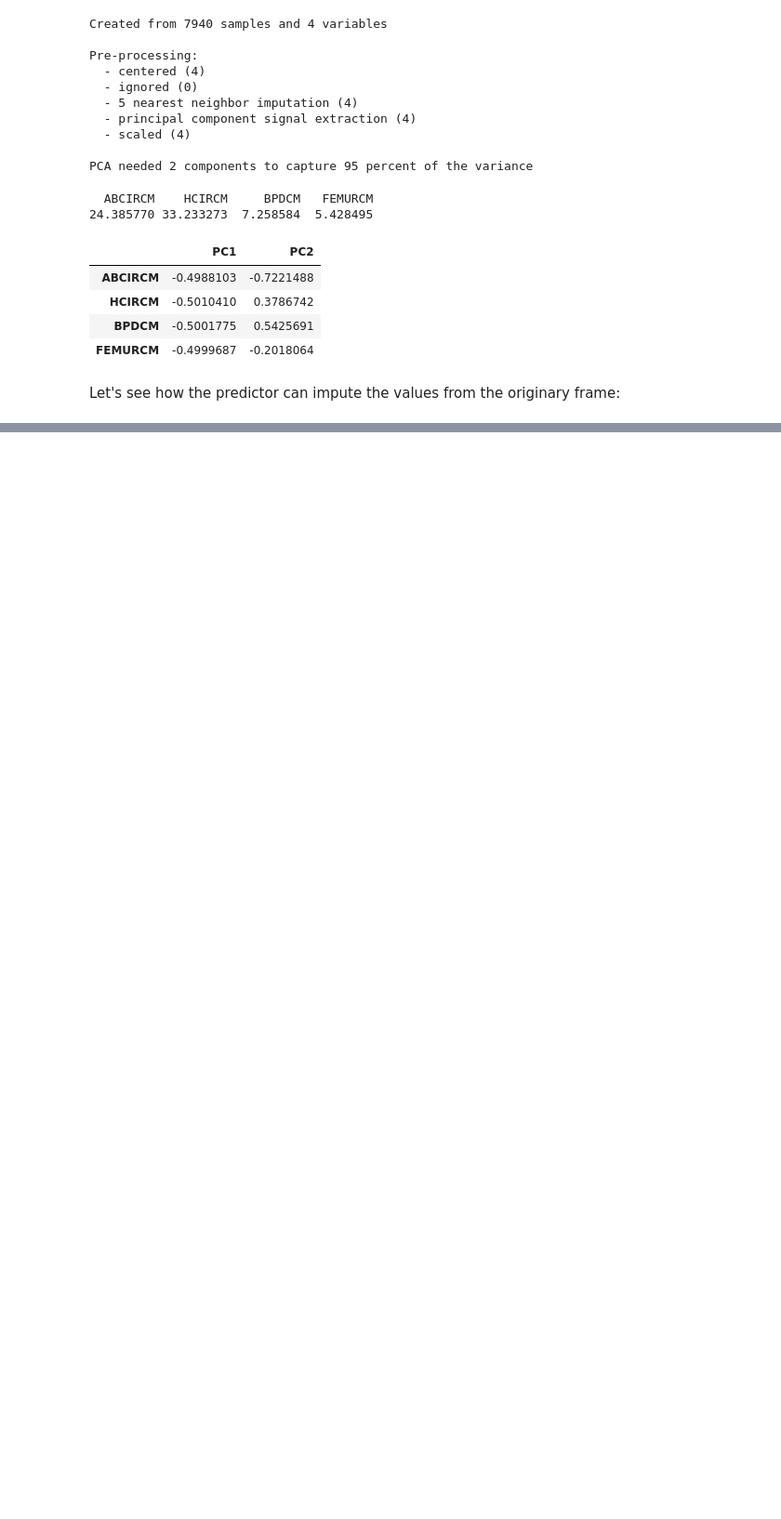
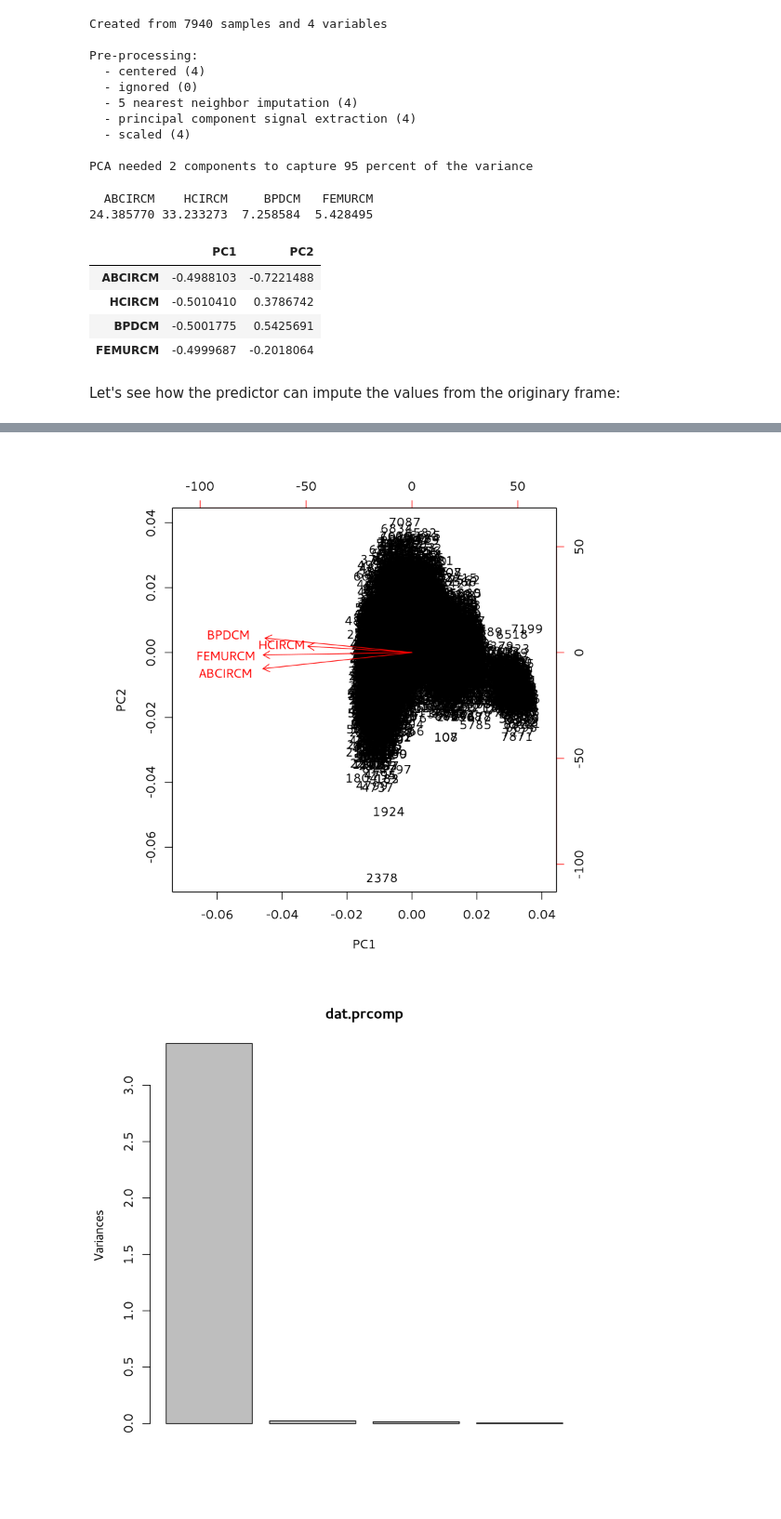
Before and after one commit to dalloliogm/hacking_global_health_london_2016, a Jupyter notebook: pre_hackaton/notebooks/exploratory analysis ultrasound.ipynb, the cells around one changed output, grey strips where cells are left out. Shown: that part at 93% size. Cells and saved outputs as stored; diff of their text form; code cells hidden in the pictures; blank space fills up the shorter version.

```diff
--- a/pre_hackaton/notebooks/exploratory analysis ultrasound.ipynb
+++ b/pre_hackaton/notebooks/exploratory analysis ultrasound.ipynb
@@ -118,0 +148,7 @@ dat.covars %>% head
+# %%
+dat.prcomp = dat.preproc$data %>% prcomp
+biplot(dat.prcomp)
+plot(dat.prcomp)
+# %% [output]
+[figure, added]
+[figure, added]
```
Also changed, not shown: parts of 7 cells of this notebook.
